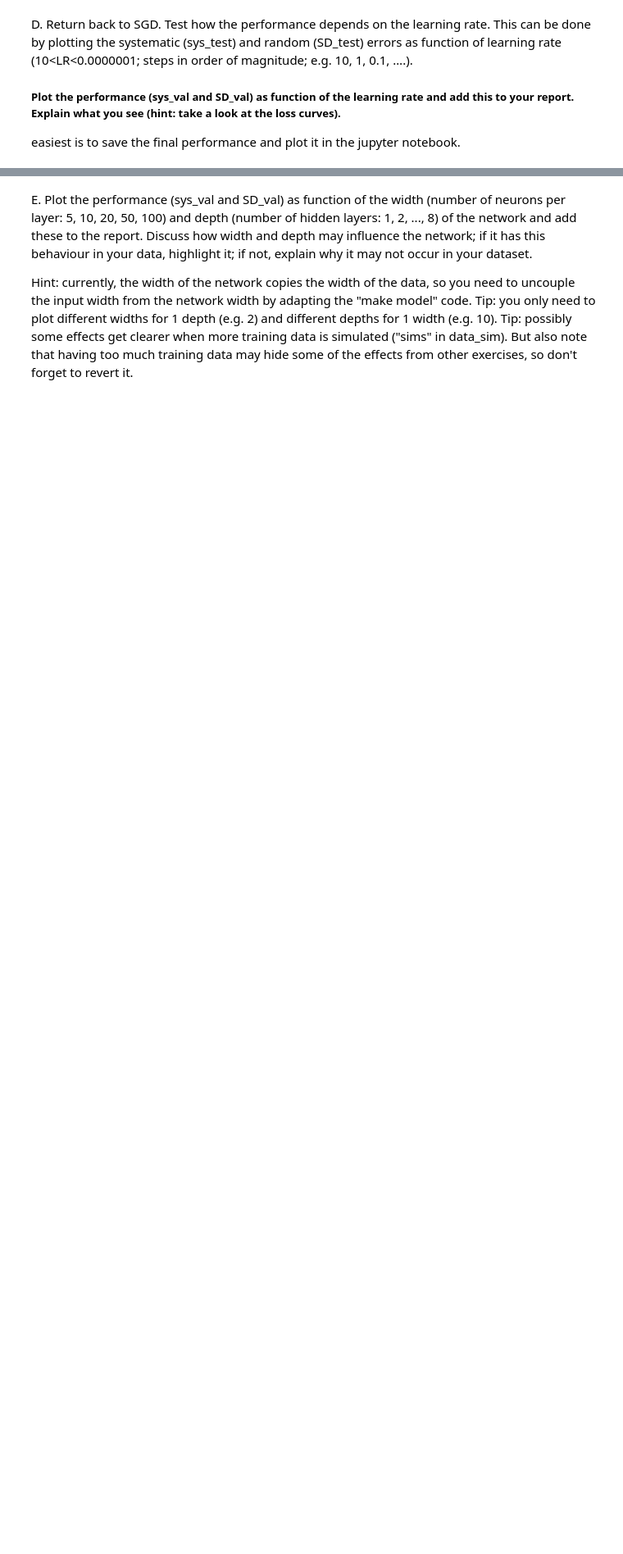
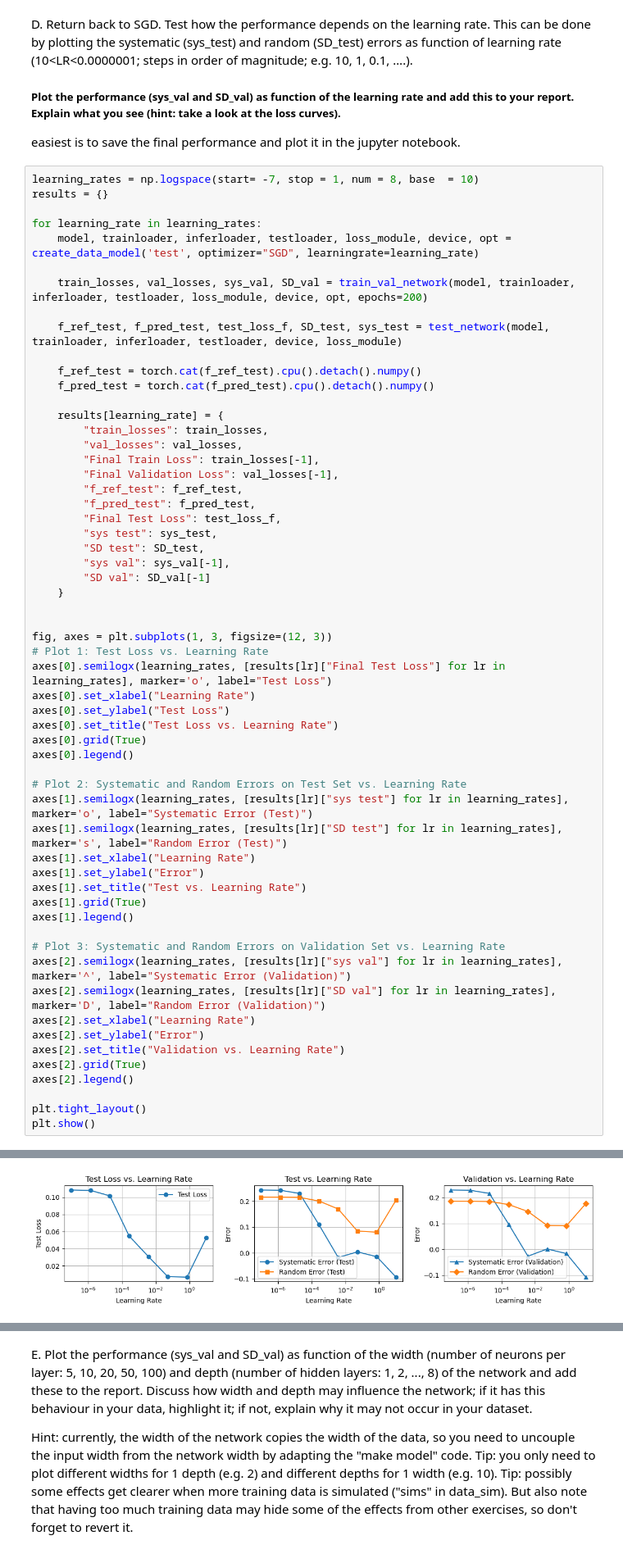
Before and after one commit to zoeazra/AI4MedicalImaging, a Jupyter notebook: Assignment 1/exercise_1.ipynb, the cells around one changed output, grey strips where cells are left out. Shown: that part at 82% size. Saved outputs shown, nothing was run; the diff lists cells and outputs as text; blank space fills up the shorter version.

```diff
--- a/Assignment 1/exercise_1.ipynb
+++ b/Assignment 1/exercise_1.ipynb
@@ -251,3 +544,62 @@ C.	Currently, standard gradient descent optimizer is being used to train the net
 D.	Return back to SGD. Test how the performance depends on the learning rate. This can be done by plotting the systematic (sys_test) and random (SD_test) errors as function of learning rate (10<LR<0.0000001; steps in order of magnitude; e.g. 10, 1, 0.1, ….).
 ##### Plot the performance (sys_val and SD_val) as function of the learning rate and add this to your report. Explain what you see (hint: take a look at the loss curves).
 easiest is to save the final performance and plot it in the jupyter notebook.
+# %%
+learning_rates = np.logspace(start= -7, stop = 1, num = 8, base  = 10)
+results = {}
+
+for learning_rate in learning_rates:
+    model, trainloader, inferloader, testloader, loss_module, device, opt = create_data_model('test', optimizer="SGD", learningrate=learning_rate)
+
+    train_losses, val_losses, sys_val, SD_val = train_val_network(model, trainloader, inferloader, testloader, loss_module, device, opt, epochs=200)
+
+    f_ref_test, f_pred_test, test_loss_f, SD_test, sys_test = test_network(model, trainloader, inferloader, testloader, device, loss_module)
+
+    f_ref_test = torch.cat(f_ref_test).cpu().detach().numpy()
+    f_pred_test = torch.cat(f_pred_test).cpu().detach().numpy()
+
+    results[learning_rate] = {
+        "train_losses": train_losses,
+        "val_losses": val_losses,
+        "Final Train Loss": train_losses[-1],
+        "Final Validation Loss": val_losses[-1],
+        "f_ref_test": f_ref_test,
+        "f_pred_test": f_pred_test,
+        "Final Test Loss": test_loss_f,
+        "sys test": sys_test,
+        "SD test": SD_test,
+        "sys val": sys_val[-1],
+        "SD val": SD_val[-1]
+    }
+
+
+fig, axes = plt.subplots(1, 3, figsize=(12, 3))
+# Plot 1: Test Loss vs. Learning Rate
+axes[0].semilogx(learning_rates, [results[lr]["Final Test Loss"] for lr in learning_rates], marker='o', label="Test Loss")
+axes[0].set_xlabel("Learning Rate")
+axes[0].set_ylabel("Test Loss")
+axes[0].set_title("Test Loss vs. Learning Rate")
+axes[0].grid(True)
+axes[0].legend()
+
+# Plot 2: Systematic and Random Errors on Test Set vs. Learning Rate
+axes[1].semilogx(learning_rates, [results[lr]["sys test"] for lr in learning_rates], marker='o', label="Systematic Error (Test)")
+axes[1].semilogx(learning_rates, [results[lr]["SD test"] for lr in learning_rates], marker='s', label="Random Error (Test)")
+axes[1].set_xlabel("Learning Rate")
+axes[1].set_ylabel("Error")
+axes[1].set_title("Test vs. Learning Rate")
+axes[1].grid(True)
+axes[1].legend()
+
+# Plot 3: Systematic and Random Errors on Validation Set vs. Learning Rate
+axes[2].semilogx(learning_rates, [results[lr]["sys val"] for lr in learning_rates], marker='^', label="Systematic Error (Validation)")
+axes[2].semilogx(learning_rates, [results[lr]["SD val"] for lr in learning_rates], marker='D', label="Random Error (Validation)")
+axes[2].set_xlabel("Learning Rate")
+axes[2].set_ylabel("Error")
+axes[2].set_title("Validation vs. Learning Rate")
+axes[2].grid(True)
+axes[2].legend()
+
+plt.tight_layout()
+plt.show()
+# %% [output]
@@ -253,0 +614 @@ easiest is to save the final performance and plot it in the jupyter notebook.
+[figure, added]
```
Also changed, not shown: parts of 21 cells of this notebook.
